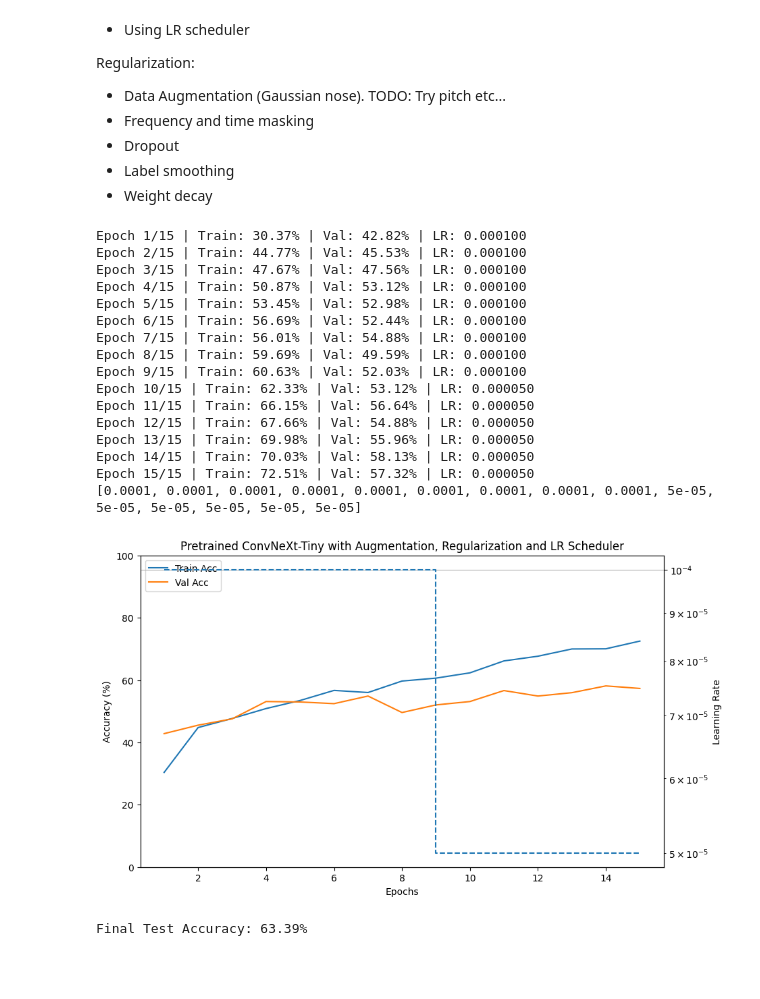
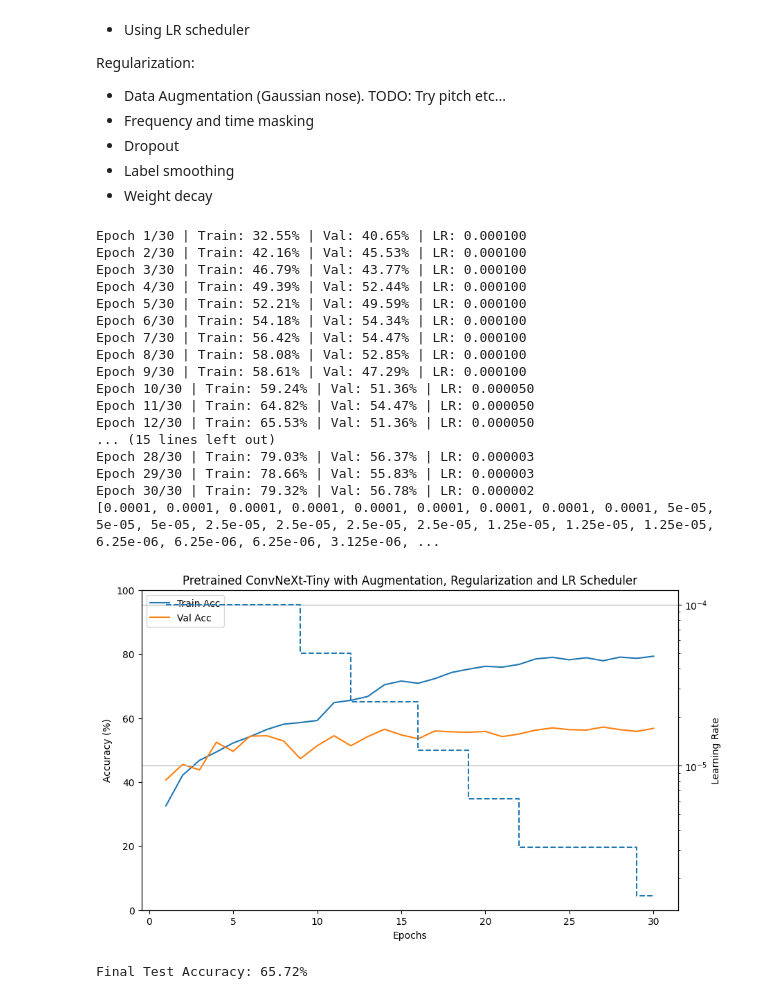
Before and after one commit to kristjan-kostanjsek/SER-deep-learning, a Jupyter notebook: ConvNeXt-Tiny.ipynb, the cells around one changed output. Drawn from its saved outputs; the diff is of its cells as text; code cells hidden in the pictures; blank space fills up the shorter version.

Commit message:
Rerunning ResNet and ConvNeXt
(LR scheduler and more epochs)

```diff
--- a/ConvNeXt-Tiny.ipynb
+++ b/ConvNeXt-Tiny.ipynb
@@ -151,50 +151,51 @@ train_loader, val_loader, test_loader = build_dataloaders(
     use_augmentation=True,
     add_noise_std=0.005,
     freq_mask_param=15,
     time_mask_param=30
 )
 
 model, criterion, optimizer, scheduler = build_model(
     model_name="convnext_tiny",
     pretrained=True,
     use_regularization=True,
-    dropout_rate=0.5,
+    dropout_rate=0.3, # DECREASED FROM 0.5 TO 0.3
     label_smoothing=0.1,
     weight_decay=1e-3,
     use_scheduler=True,
     scheduler_factor=0.5,
     scheduler_patience=2
 )
 
 history = train_model(
     model,
     train_loader,
     val_loader,
     criterion,
     optimizer,
     scheduler=scheduler,
-    epochs=15
+    epochs=30 # INCREASED TO 30
 )
 
 plot_history(history, "Pretrained ConvNeXt-Tiny with Augmentation, Regularization and LR Scheduler")
 
 test_accuracy = evaluate_model(model, test_loader)
 # %% [output]
-Epoch 1/15 | Train: 30.37% | Val: 42.82% | LR: 0.000100
-Epoch 2/15 | Train: 44.77% | Val: 45.53% | LR: 0.000100
-Epoch 3/15 | Train: 47.67% | Val: 47.56% | LR: 0.000100
-Epoch 4/15 | Train: 50.87% | Val: 53.12% | LR: 0.000100
-Epoch 5/15 | Train: 53.45% | Val: 52.98% | LR: 0.000100
-Epoch 6/15 | Train: 56.69% | Val: 52.44% | LR: 0.000100
-Epoch 7/15 | Train: 56.01% | Val: 54.88% | LR: 0.000100
-Epoch 8/15 | Train: 59.69% | Val: 49.59% | LR: 0.000100
-Epoch 9/15 | Train: 60.63% | Val: 52.03% | LR: 0.000100
-Epoch 10/15 | Train: 62.33% | Val: 53.12% | LR: 0.000050
-Epoch 11/15 | Train: 66.15% | Val: 56.64% | LR: 0.000050
-Epoch 12/15 | Train: 67.66% | Val: 54.88% | LR: 0.000050
-Epoch 13/15 | Train: 69.98% | Val: 55.96% | LR: 0.000050
-Epoch 14/15 | Train: 70.03% | Val: 58.13% | LR: 0.000050
-Epoch 15/15 | Train: 72.51% | Val: 57.32% | LR: 0.000050
-[0.0001, 0.0001, 0.0001, 0.0001, 0.0001, 0.0001, 0.0001, 0.0001, 0.0001, 5e-05, 5e-05, 5e-05, 5e-05, 5e-05, 5e-05]
+Epoch 1/30 | Train: 32.55% | Val: 40.65% | LR: 0.000100
+Epoch 2/30 | Train: 42.16% | Val: 45.53% | LR: 0.000100
+Epoch 3/30 | Train: 46.79% | Val: 43.77% | LR: 0.000100
+Epoch 4/30 | Train: 49.39% | Val: 52.44% | LR: 0.000100
+Epoch 5/30 | Train: 52.21% | Val: 49.59% | LR: 0.000100
+Epoch 6/30 | Train: 54.18% | Val: 54.34% | LR: 0.000100
+Epoch 7/30 | Train: 56.42% | Val: 54.47% | LR: 0.000100
+Epoch 8/30 | Train: 58.08% | Val: 52.85% | LR: 0.000100
+Epoch 9/30 | Train: 58.61% | Val: 47.29% | LR: 0.000100
+Epoch 10/30 | Train: 59.24% | Val: 51.36% | LR: 0.000050
+Epoch 11/30 | Train: 64.82% | Val: 54.47% | LR: 0.000050
+Epoch 12/30 | Train: 65.53% | Val: 51.36% | LR: 0.000050
+... (15 lines left out)
+Epoch 28/30 | Train: 79.03% | Val: 56.37% | LR: 0.000003
+Epoch 29/30 | Train: 78.66% | Val: 55.83% | LR: 0.000003
+Epoch 30/30 | Train: 79.32% | Val: 56.78% | LR: 0.000002
+[0.0001, 0.0001, 0.0001, 0.0001, 0.0001, 0.0001, 0.0001, 0.0001, 0.0001, 5e-05, 5e-05, 5e-05, 2.5e-05, 2.5e-05, 2.5e-05, 2.5e-05, 1.25e-05, 1.25e-05, 1.25e-05, 6.25e-06, 6.25e-06, 6.25e-06, 3.125e-06, ...
-[figure, old version]
+[figure, new version]
-Final Test Accuracy: 63.39%
+Final Test Accuracy: 65.72%
```
Also changed, not shown: 1 other file.
